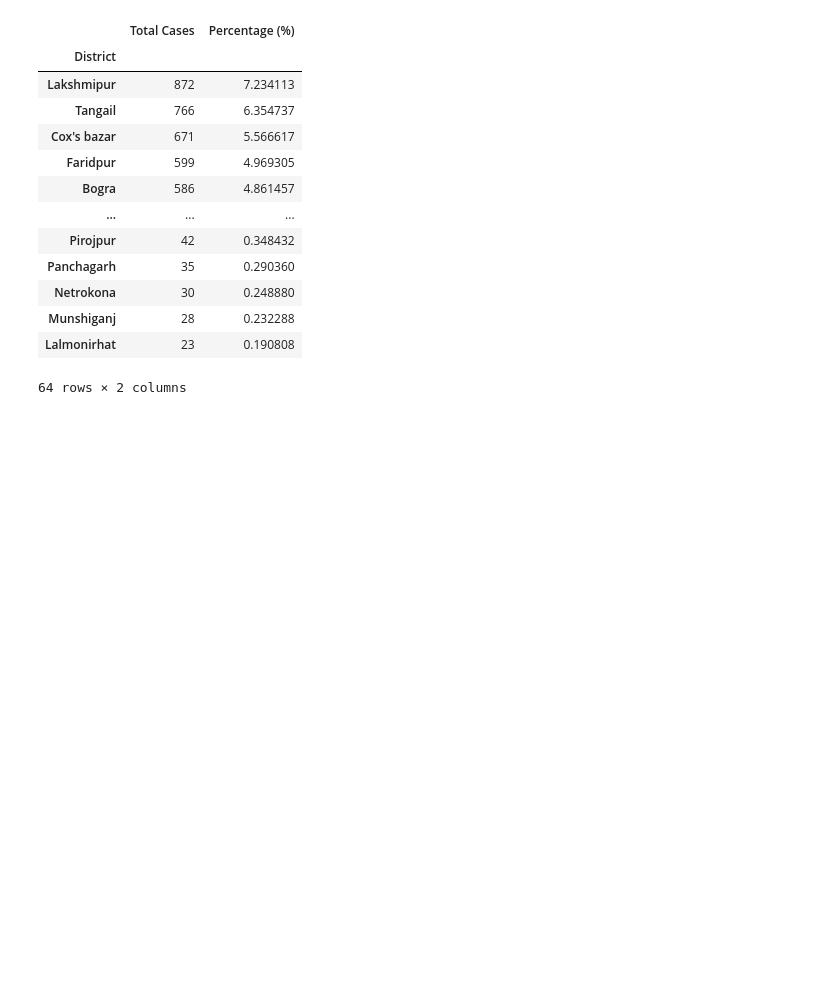
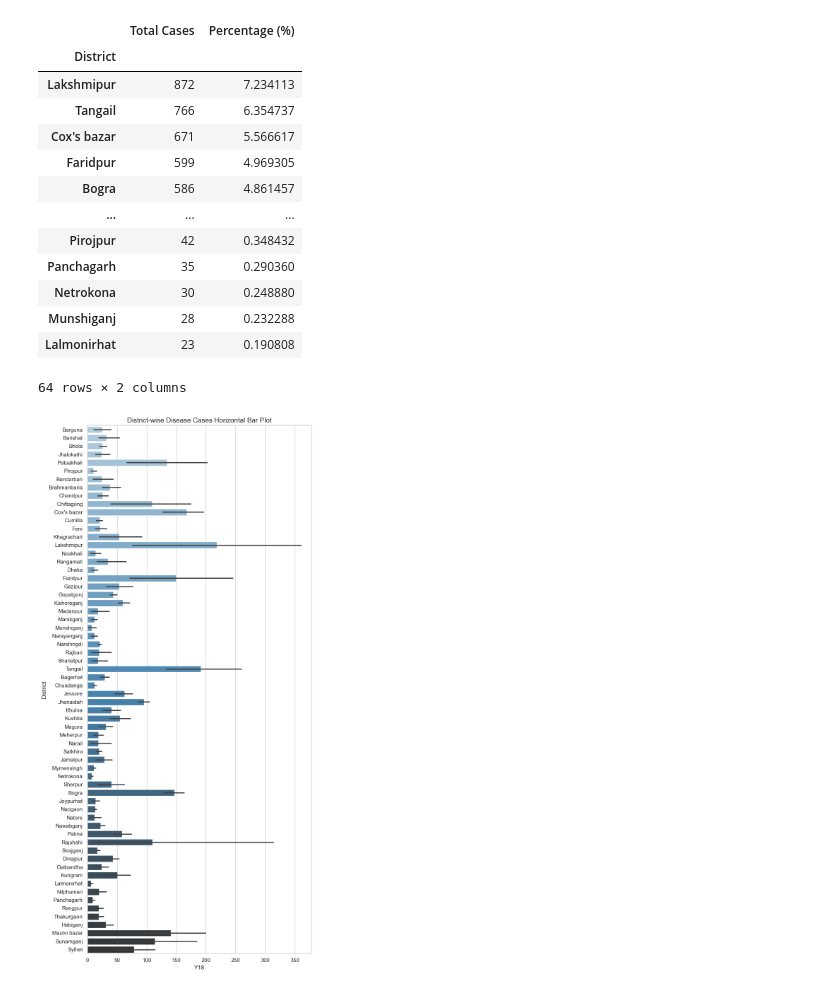
Before and after one commit to arifanawshin/Airborne-Disease--Python-code, a Jupyter notebook: Untitled (1).ipynb, the cells around one changed output. Saved outputs shown, nothing was run; the diff lists cells and outputs as text; code cells hidden in the pictures; blank space fills up the shorter version.

```diff
--- a/Untitled (1).ipynb
+++ b/Untitled (1).ipynb
@@ -371,3 +371,22 @@ else:
 | Munshiganj | 28 | 0.232288 |
 | Lalmonirhat | 23 | 0.190808 |
 64 rows × 2 columns
+# %%
+import matplotlib.pyplot as plt
+import seaborn as sns
+
+
+plt.figure(figsize=(8, 16))
+
+ax = sns.barplot(
+    x="Y18", y="District", data=df, palette="Blues_d", orient="h"
+)
+
+plt.xlabel("Y18", fontsize=12)
+plt.ylabel("District", fontsize=12)
+plt.title("District-wise Disease Cases Horizontal Bar Plot", fontsize=14)
+
+plt.tight_layout()
+plt.show()
+# %% [output]
+[figure, added]
```
Also changed, not shown: parts of 4 cells of this notebook.
